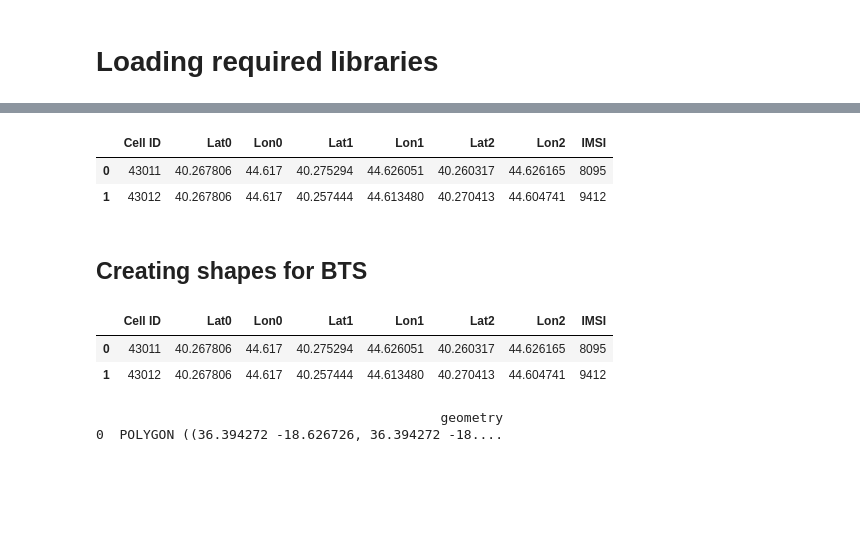
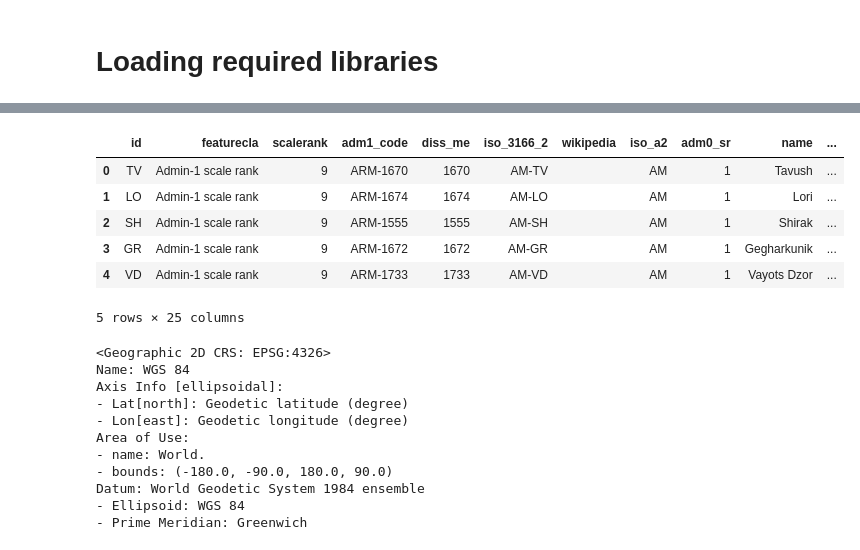
Before and after one commit to hovhannisyan91/GeoAnalytics, a Jupyter notebook: Maps.ipynb, the cells around one changed output, grey strips where cells are left out. Cells and saved outputs as stored; diff of their text form; code cells hidden in the pictures; blank space fills up the shorter version.

```diff
--- a/Maps.ipynb
+++ b/Maps.ipynb
@@ -19,26 +13,0 @@ dict_keys(['type', 'arcs', 'transform', 'objects'])
-# %%
-data=pd.read_csv(r"C:\Users\Karen\Desktop\MappingStaff\Coordinates.csv")
-data=data[['Cell ID', 'Lat0', 'Lon0','Lat1', 'Lon1','Lat2', 'Lon2','IMSI']]
-data.head(2)
-# %% [output]
-|  | Cell ID | Lat0 | Lon0 | Lat1 | Lon1 | Lat2 | Lon2 | IMSI |
-| 0 | 43011 | 40.267806 | 44.617 | 40.275294 | 44.626051 | 40.260317 | 44.626165 | 8095 |
-| 1 | 43012 | 40.267806 | 44.617 | 40.257444 | 44.613480 | 40.270413 | 44.604741 | 9412 |
-# %% [markdown]
-## Creating shapes for BTS
-# %%
-poly = []
-for i in range(len(data)):
-    p0 = geometry.Point(data['Lat0'][i],data['Lon0'][i])
-    p01 = geometry.Point(data['Lat1'][i],data['Lon1'][i])
-    p02 = geometry.Point(data['Lat2'][i],data['Lon2'][i])
-    pointList=[p0,p01,p02,p0]
-    triang=geometry.Polygon([[p.x, p.y] for p in pointList])
-    poly.append(triang)
-#append new shapes to the main data
-# data['geometry']=poly
-data.head(2)
-# %% [output]
-|  | Cell ID | Lat0 | Lon0 | Lat1 | Lon1 | Lat2 | Lon2 | IMSI |
-| 0 | 43011 | 40.267806 | 44.617 | 40.275294 | 44.626051 | 40.260317 | 44.626165 | 8095 |
-| 1 | 43012 | 40.267806 | 44.617 | 40.257444 | 44.613480 | 40.270413 | 44.604741 | 9412 |
@@ -47,10 +14,25 @@ geodata=gpd.GeoDataFrame(data, geometry=poly)
-# %%
-import geopandas as gpd
-study_area = json.loads("""
- {"type": "FeatureCollection", "features": [{"type": "Feature", "properties": {}, "geometry": {"type": "Polygon", "coordinates": [[[36.394272, -18.626726], [36.394272, -18.558391], [36.489716, -18.558391], [36.489716, -18.626726], [36.394272, -18.626726]]]}}]}
-""")
-gdf = gpd.GeoDataFrame.from_features(study_area["features"])
-print(gdf.head())
-# %% [output]
-                                            geometry
-0  POLYGON ((36.394272 -18.626726, 36.394272 -18....
+# %%
+gpdata=gpd.read_file(r"geojson\armenia.geojson")
+gpdata.head()
+# %% [output]
+|  | id | featurecla | scalerank | adm1_code | diss_me | iso_3166_2 | wikipedia | iso_a2 | adm0_sr | name | ... |
+| 0 | TV | Admin-1 scale rank | 9 | ARM-1670 | 1670 | AM-TV |  | AM | 1 | Tavush | ... |
+| 1 | LO | Admin-1 scale rank | 9 | ARM-1674 | 1674 | AM-LO |  | AM | 1 | Lori | ... |
+| 2 | SH | Admin-1 scale rank | 9 | ARM-1555 | 1555 | AM-SH |  | AM | 1 | Shirak | ... |
+| 3 | GR | Admin-1 scale rank | 9 | ARM-1672 | 1672 | AM-GR |  | AM | 1 | Gegharkunik | ... |
+| 4 | VD | Admin-1 scale rank | 9 | ARM-1733 | 1733 | AM-VD |  | AM | 1 | Vayots Dzor | ... |
+5 rows × 25 columns
+# %%
+gpdata.crs
+# %% [output]
+<Geographic 2D CRS: EPSG:4326>
+Name: WGS 84
+Axis Info [ellipsoidal]:
+- Lat[north]: Geodetic latitude (degree)
+- Lon[east]: Geodetic longitude (degree)
+Area of Use:
+- name: World.
+- bounds: (-180.0, -90.0, 180.0, 90.0)
+Datum: World Geodetic System 1984 ensemble
+- Ellipsoid: WGS 84
+- Prime Meridian: Greenwich
```
Also changed, not shown: parts of 16 cells of this notebook, 13 other files.
